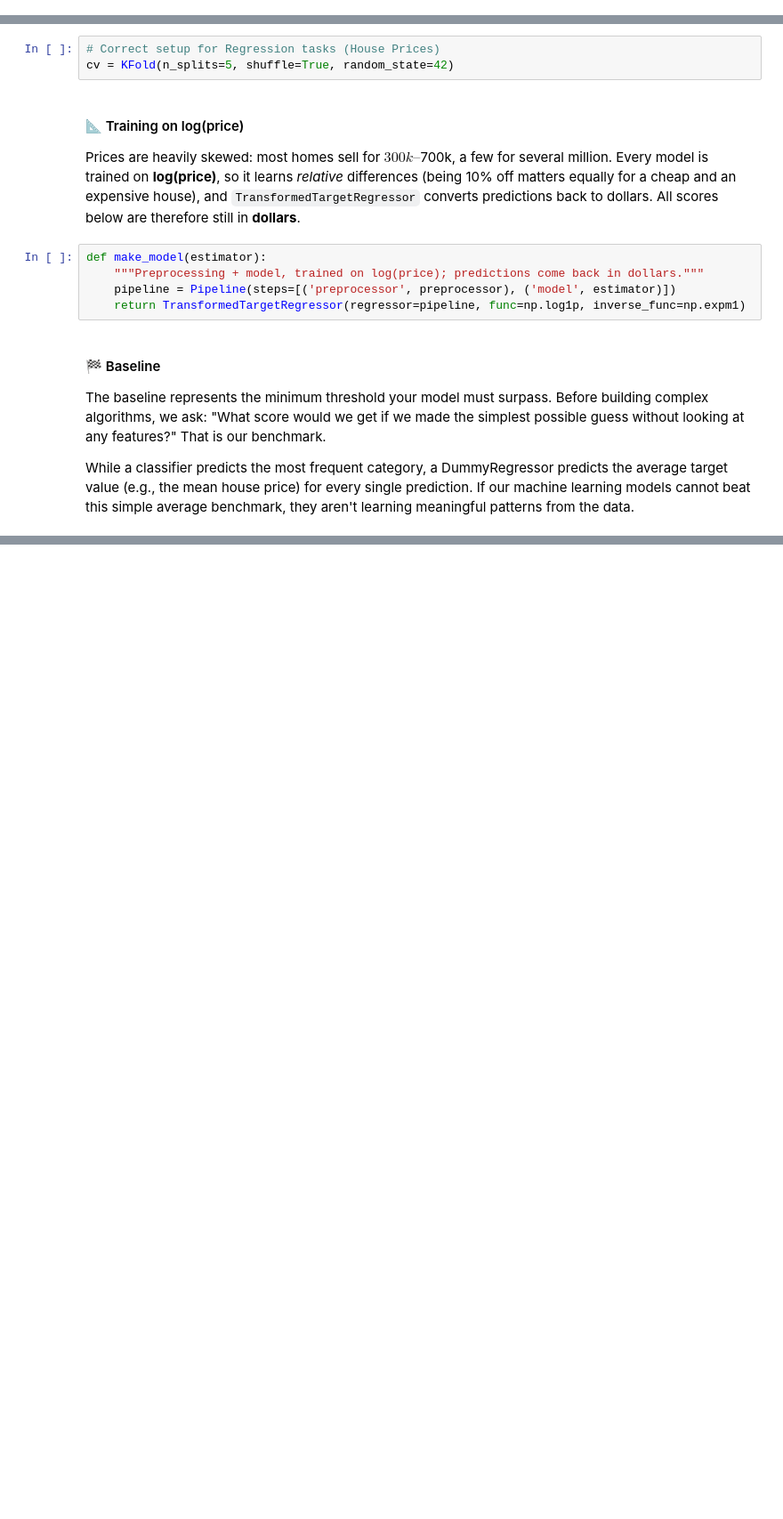
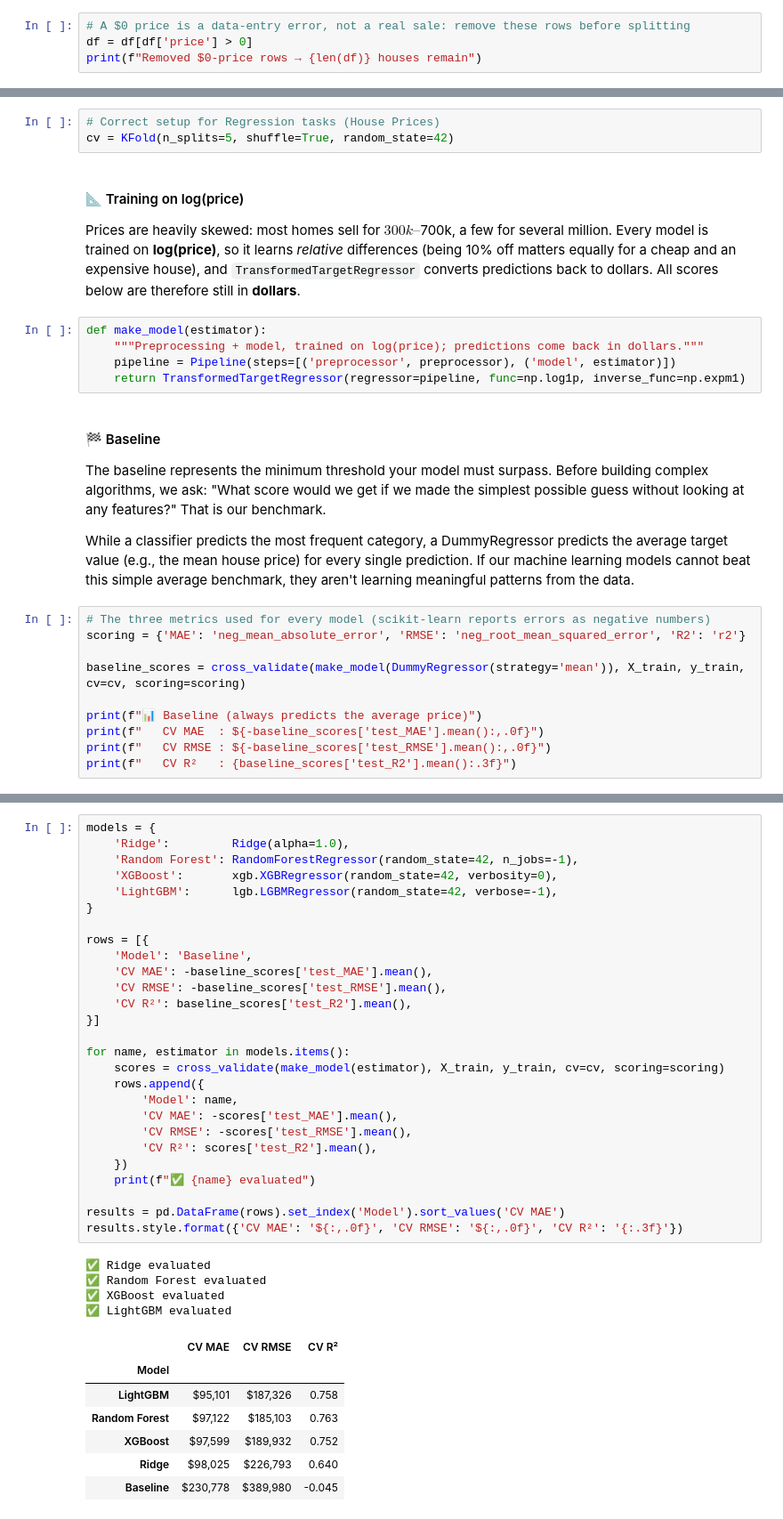
Before and after one commit to MaykInvest/House_Prices_Prediction, a Jupyter notebook: project.ipynb, the cells around one changed output, grey strips where cells are left out. Shown at 89% size. Saved outputs shown, nothing was run; the diff lists cells and outputs as text; blank space fills up the shorter version.

```diff
--- a/project.ipynb
+++ b/project.ipynb
@@ -258,3 +258,7 @@ print("Number of duplicate rows Now:", df.duplicated().sum()) # After dropping d
 Number of duplicate rows Now: 0
 See https://pandas.pydata.org/docs/dev/whatsnew/v3.1.0.html#deprecation-inplace for more details.
   df.drop_duplicates(inplace=True) # Remove duplicate rows from the DataFrame df.
+# %%
+# A $0 price is a data-entry error, not a real sale: remove these rows before splitting
+df = df[df['price'] > 0]
+print(f"Removed $0-price rows → {len(df)} houses remain")
@@ -521,3 +443,13 @@ The baseline represents the minimum threshold your model must surpass.
 Before building complex algorithms, we ask: "What score would we get if we made the simplest possible guess without looking at any features?" That is our benchmark.
 
 While a classifier predicts the most frequent category, a DummyRegressor predicts the average target value (e.g., the mean house price) for every single prediction. If our machine learning models cannot beat this simple average benchmark, they aren't learning meaningful patterns from the data.
+# %%
+# The three metrics used for every model (scikit-learn reports errors as negative numbers)
+scoring = {'MAE': 'neg_mean_absolute_error', 'RMSE': 'neg_root_mean_squared_error', 'R2': 'r2'}
+
+baseline_scores = cross_validate(make_model(DummyRegressor(strategy='mean')), X_train, y_train, cv=cv, scoring=scoring)
+
+print(f"📊 Baseline (always predicts the average price)")
+print(f"   CV MAE  : ${-baseline_scores['test_MAE'].mean():,.0f}")
+print(f"   CV RMSE : ${-baseline_scores['test_RMSE'].mean():,.0f}")
+print(f"   CV R²   : {baseline_scores['test_R2'].mean():.3f}")
@@ -523,0 +472,39 @@ While a classifier predicts the most frequent category, a DummyRegressor predict
+# %%
+models = {
+    'Ridge':         Ridge(alpha=1.0),
+    'Random Forest': RandomForestRegressor(random_state=42, n_jobs=-1),
+    'XGBoost':       xgb.XGBRegressor(random_state=42, verbosity=0),
+    'LightGBM':      lgb.LGBMRegressor(random_state=42, verbose=-1),
+}
+
+rows = [{
+    'Model': 'Baseline',
+    'CV MAE': -baseline_scores['test_MAE'].mean(),
+    'CV RMSE': -baseline_scores['test_RMSE'].mean(),
+    'CV R²': baseline_scores['test_R2'].mean(),
+}]
+
+for name, estimator in models.items():
+    scores = cross_validate(make_model(estimator), X_train, y_train, cv=cv, scoring=scoring)
+    rows.append({
+        'Model': name,
+        'CV MAE': -scores['test_MAE'].mean(),
+        'CV RMSE': -scores['test_RMSE'].mean(),
+        'CV R²': scores['test_R2'].mean(),
+    })
+    print(f"✅ {name} evaluated")
+
+results = pd.DataFrame(rows).set_index('Model').sort_values('CV MAE')
+results.style.format({'CV MAE': '${:,.0f}', 'CV RMSE': '${:,.0f}', 'CV R²': '{:.3f}'})
+# %% [output]
+✅ Ridge evaluated
+✅ Random Forest evaluated
+✅ XGBoost evaluated
+✅ LightGBM evaluated
+|  | CV MAE | CV RMSE | CV R² |
+| Model |  |  |  |
+| LightGBM | $95,101 | $187,326 | 0.758 |
+| Random Forest | $97,122 | $185,103 | 0.763 |
+| XGBoost | $97,599 | $189,932 | 0.752 |
+| Ridge | $98,025 | $226,793 | 0.640 |
+| Baseline | $230,778 | $389,980 | -0.045 |
```
Also changed, not shown: parts of 30 cells of this notebook, 1 other file.
